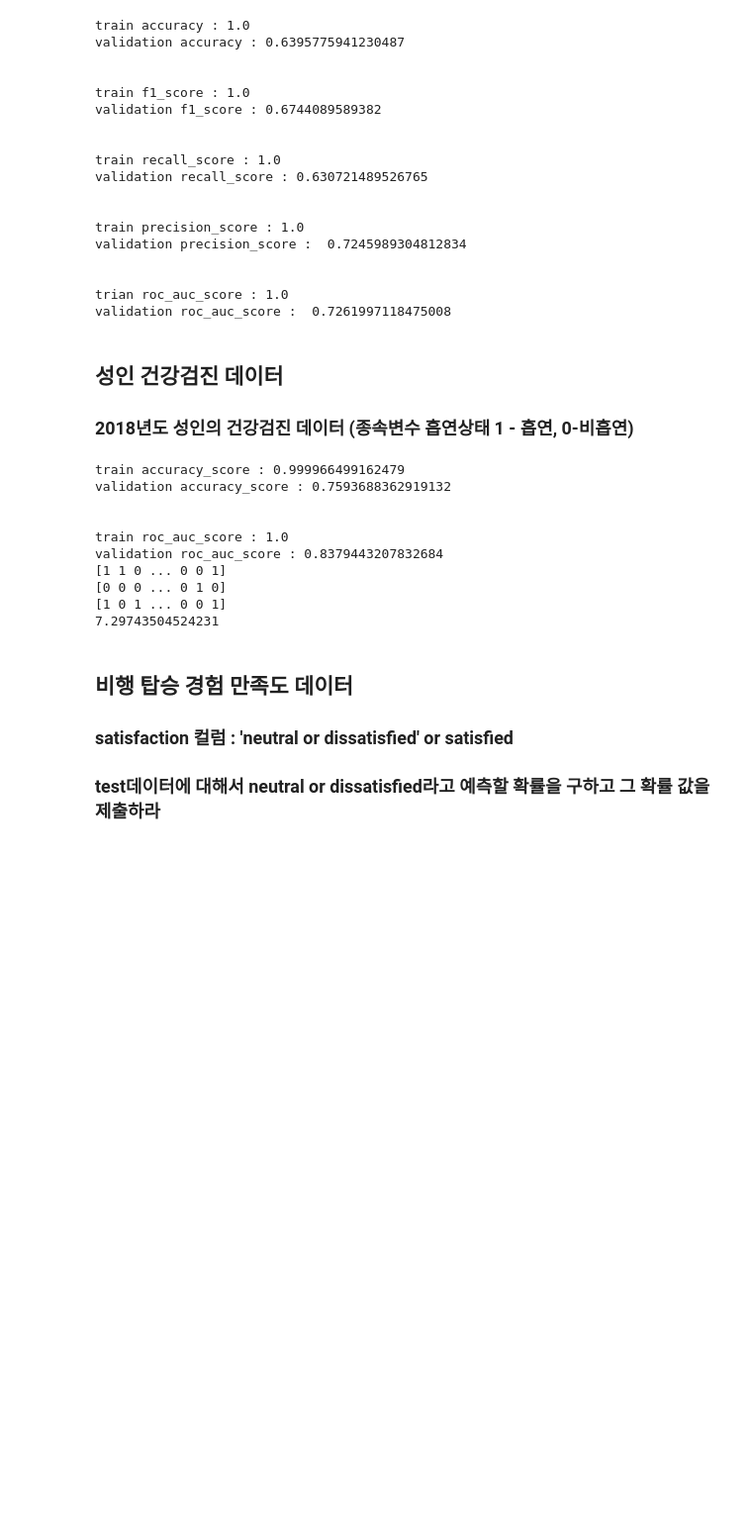
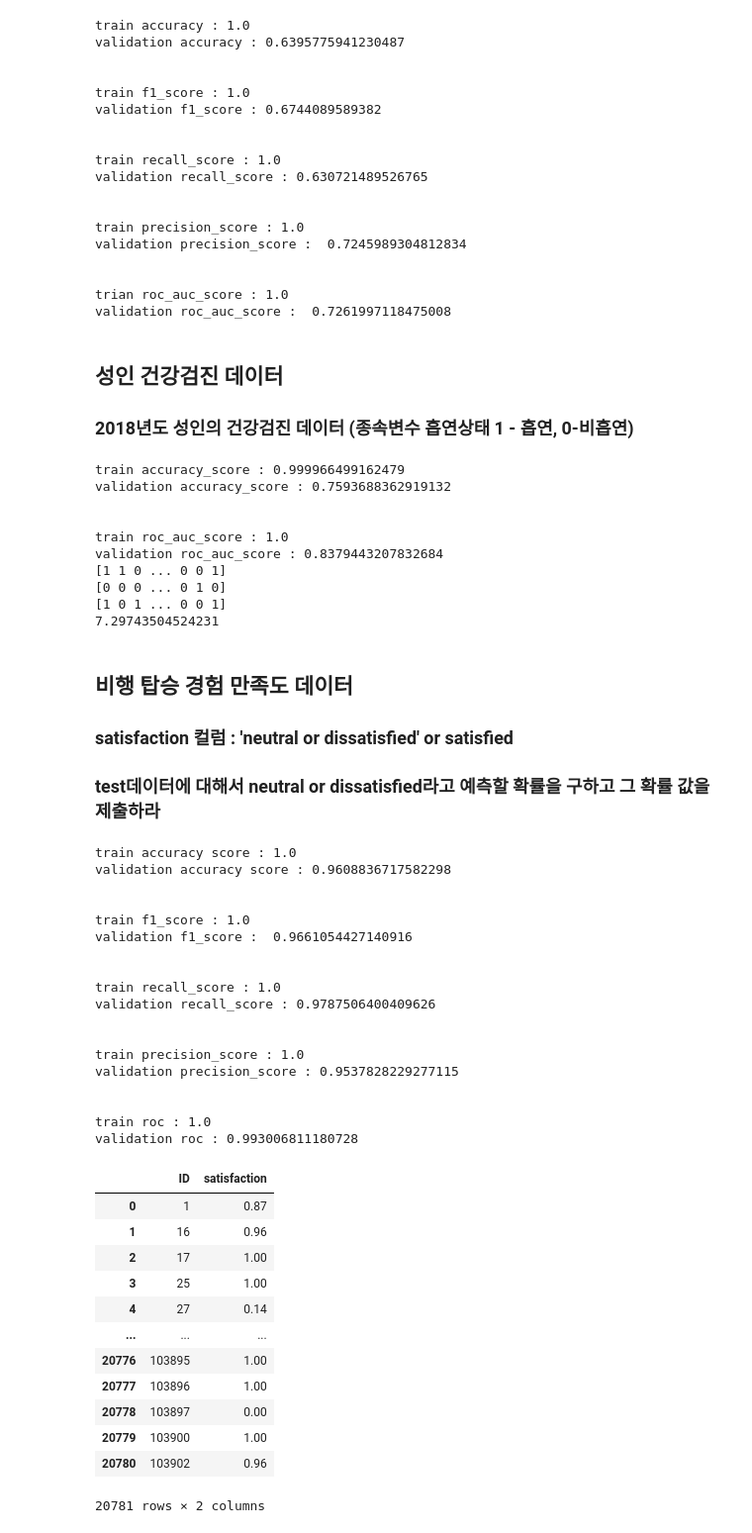
Before and after one commit to applesatang/my, a Jupyter notebook: pandas/2q.ipynb, the cells around one changed output. Shown: that part at 99% size. Cells and saved outputs as stored; diff of their text form; code cells hidden in the pictures; blank space fills up the shorter version.

```diff
--- a/pandas/2q.ipynb
+++ b/pandas/2q.ipynb
@@ -420,30 +420,90 @@ y = y_train['satisfaction']
 # print(dir(sklearn.model_selection))
 
 from sklearn.model_selection import train_test_split
 from sklearn.ensemble import RandomForestClassifier
 
 rf = RandomForestClassifier(random_state = 23)
 
 x_train_dummies = pd.get_dummies(x_train_drop)
 x_test_dummies = pd.get_dummies(x_test_drop)
 
 x_test_dummies = x_test_dummies[x_train_dummies.columns]
 
 X_train, X_validation, Y_train, Y_validation = train_test_split(x_train_dummies,y,test_size=0.33,random_state=42)
 rf.fit(X_train,Y_train)
 
 # import sklearn.metrics
 # print(dir(sklearn.metrics))
 
 from sklearn.metrics import accuracy_score, f1_score, recall_score, roc_auc_score, precision_score
 
 #model score
 
 predict_train_label = rf.predict(X_train)
 predict_train_proba = rf.predict_proba(X_train)[:,1]
 
 predict_validation_label = rf.predict(X_validation)
 predict_validation_prob = rf.predict_proba(X_validation)[:,1]
 
 print('train accuracy score :', accuracy_score(Y_train,predict_train_label))
 print('validation accuracy score :', accuracy_score(Y_validation,predict_validation_label))
+print('\n')
+
+# 라벨이 숫자가 아닌 문자로 냅두고 학습을 했다는 pos_leble값을 지정해줘야 함
+
+print('train f1_score :', f1_score(Y_train,predict_train_label, pos_label = 'neutral or dissatisfied'))
+print('validation f1_score : ', f1_score(Y_validation,predict_validation_label, pos_label = 'neutral or dissatisfied'))
+print('\n')
+
+print('train recall_score :', recall_score(Y_train,predict_train_label, pos_label = 'neutral or dissatisfied'))
+print('validation recall_score :', recall_score(Y_validation, predict_validation_label, pos_label = 'neutral or dissatisfied'))
+print('\n')
+
+print('train precision_score :', precision_score(Y_train,predict_train_label, pos_label = 'neutral or dissatisfied'))
+print('validation precision_score :', precision_score(Y_validation, predict_validation_label, pos_label = 'neutral or dissatisfied'))
+print('\n')
+
+print('train roc :', roc_auc_score(Y_train,predict_train_proba))
+print('validation roc :', roc_auc_score(Y_validation,predict_validation_prob))
+
+predict_test_label = rf.predict(x_test_dummies)
+
+# print(rf.predict_proba(x_test_dummies))
+# print(rf.classes_)
+
+predict_test_proba = rf.predict_proba(x_test_dummies)[:,0]
+
+pd.DataFrame({'ID' : x_test.ID , 'satisfaction' : predict_test_proba})
+#.to_csv('0030.csv',index = False)
+# %% [output]
+train accuracy score : 1.0
+validation accuracy score : 0.9608836717582298
+
+
+train f1_score : 1.0
+validation f1_score :  0.9661054427140916
+
+
+train recall_score : 1.0
+validation recall_score : 0.9787506400409626
+
+
+train precision_score : 1.0
+validation precision_score : 0.9537828229277115
+
+
+train roc : 1.0
+validation roc : 0.993006811180728
+|  | ID | satisfaction |
+| 0 | 1 | 0.87 |
+| 1 | 16 | 0.96 |
+| 2 | 17 | 1.00 |
+| 3 | 25 | 1.00 |
+| 4 | 27 | 0.14 |
+| ... | ... | ... |
+| 20776 | 103895 | 1.00 |
+| 20777 | 103896 | 1.00 |
+| 20778 | 103897 | 0.00 |
+| 20779 | 103900 | 1.00 |
+| 20780 | 103902 | 0.96 |
+20781 rows × 2 columns
```
Also changed, not shown: parts of 3 cells of this notebook.
